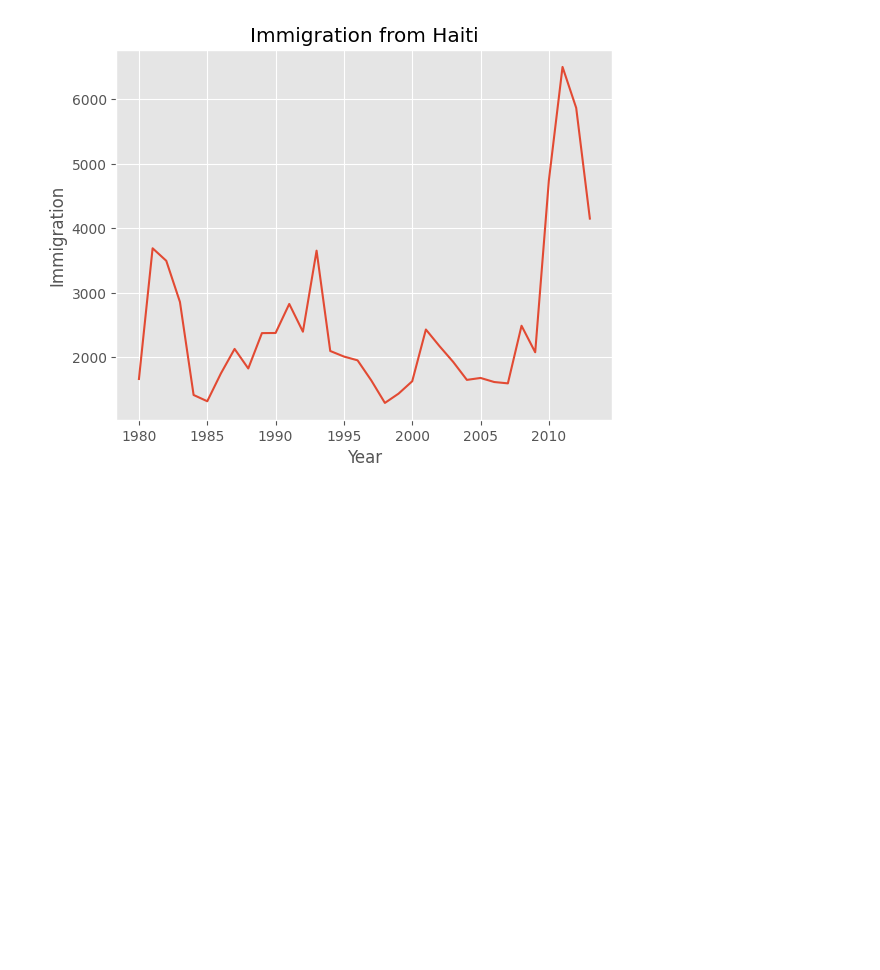
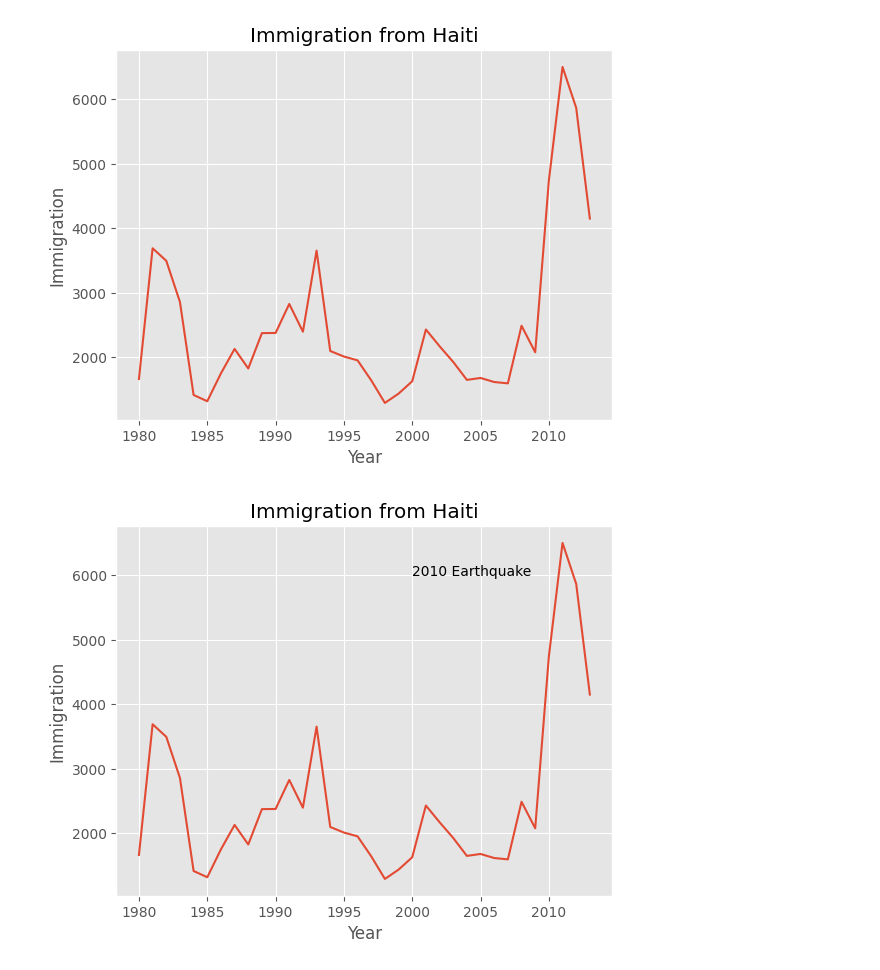
Before and after one commit to Hasan082/Data-Analysis, a Jupyter notebook: DataVisualizationWithPython/Matplotlib_and_Line_Plots.ipynb, the cells around one changed output. Saved outputs shown, nothing was run; the diff lists cells and outputs as text; code cells hidden in the pictures; blank space fills up the shorter version.

```diff
--- a/DataVisualizationWithPython/Matplotlib_and_Line_Plots.ipynb
+++ b/DataVisualizationWithPython/Matplotlib_and_Line_Plots.ipynb
@@ -97,3 +97,13 @@ plt.ylabel("Immigration")
 plt.show()
 # %% [output]
 [figure]
+# %%
+haiti.index = haiti.index.map(int)
+haiti.plot(kind='line')
+plt.title("Immigration from Haiti")
+plt.xlabel("Year")
+plt.ylabel("Immigration")
+plt.text(2000, 6000, '2010 Earthquake')
+plt.show()
+# %% [output]
+[figure, added]
```
Also changed, not shown: parts of 4 cells of this notebook.
